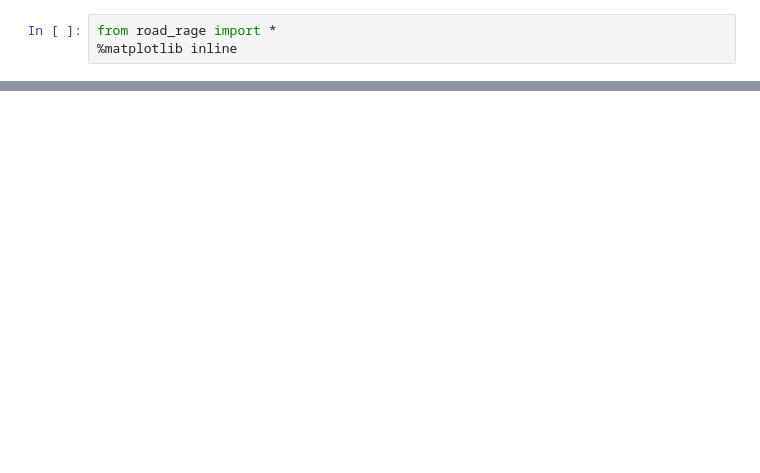
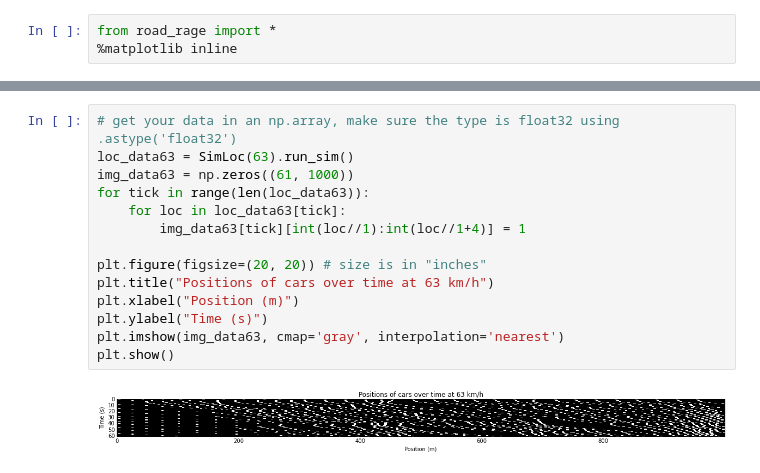
Before and after one commit to JonathanFrederick/road-rage, a Jupyter notebook: road-rage.ipynb, the cells around one changed output, grey strips where cells are left out. Saved outputs shown, nothing was run; the diff lists cells and outputs as text; blank space fills up the shorter version.

```diff
--- a/road-rage.ipynb
+++ b/road-rage.ipynb
@@ -3,0 +102,16 @@ from road_rage import *
+# %%
+# get your data in an np.array, make sure the type is float32 using .astype('float32')
+loc_data63 = SimLoc(63).run_sim()
+img_data63 = np.zeros((61, 1000))
+for tick in range(len(loc_data63)):
+    for loc in loc_data63[tick]:
+        img_data63[tick][int(loc//1):int(loc//1+4)] = 1
+
+plt.figure(figsize=(20, 20)) # size is in "inches"
+plt.title("Positions of cars over time at 63 km/h")
+plt.xlabel("Position (m)")
+plt.ylabel("Time (s)")
+plt.imshow(img_data63, cmap='gray', interpolation='nearest')
+plt.show()
+# %% [output]
+[figure, added]
```
Also changed, not shown: parts of 23 cells of this notebook.
